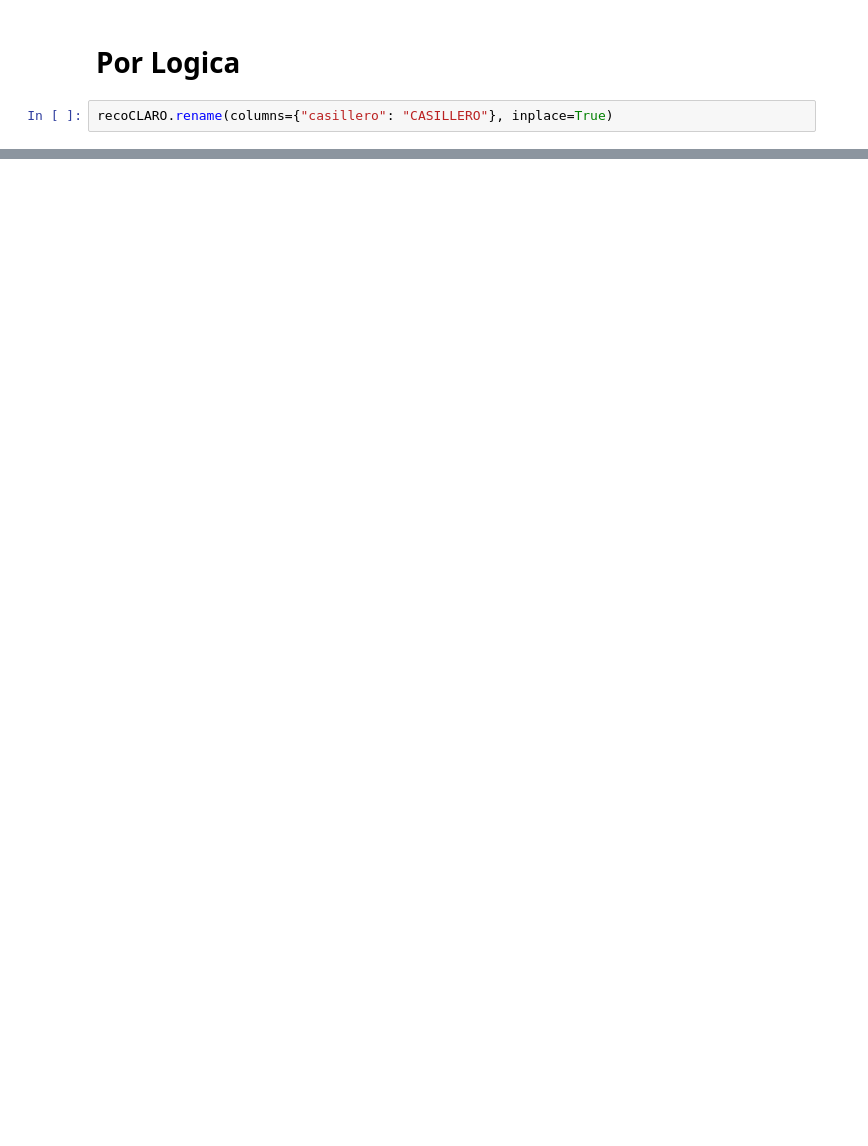
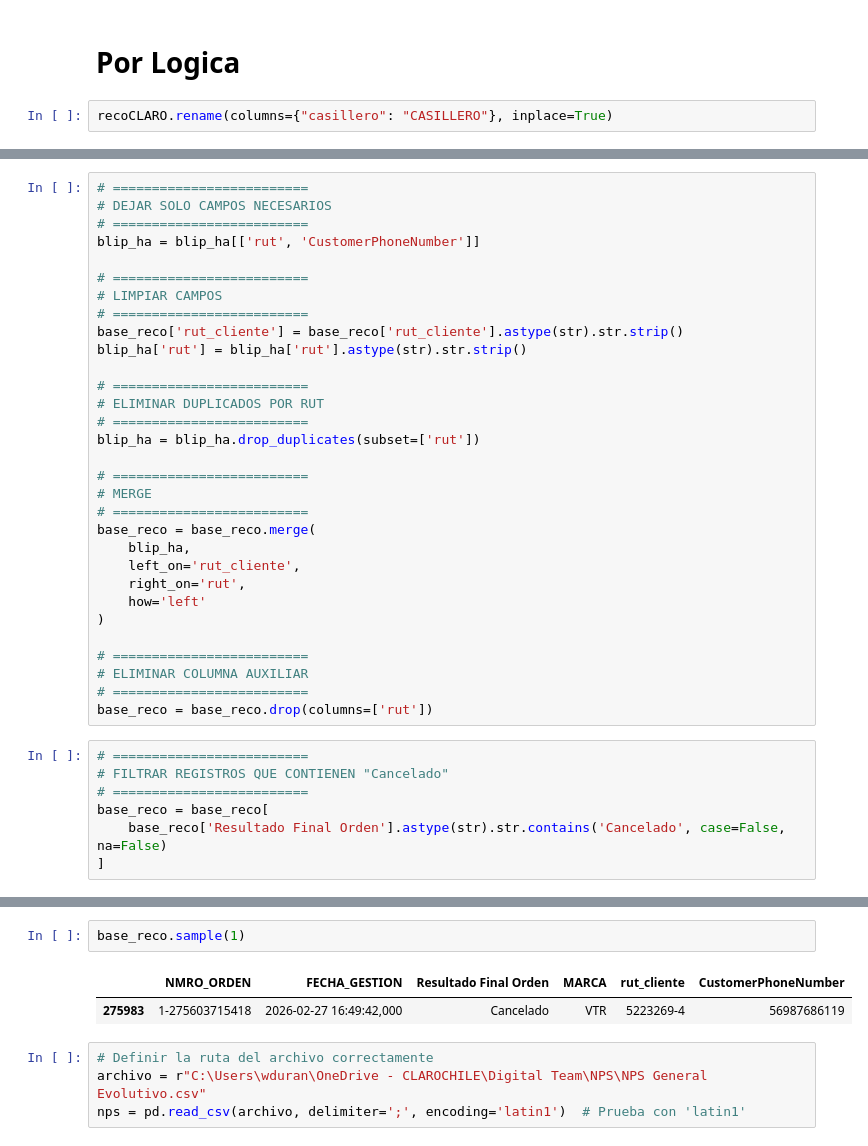
Before and after one commit to WDuran24/Python-Learning, a Jupyter notebook: parche triage.ipynb, the cells around one changed output, grey strips where cells are left out. Saved outputs shown, nothing was run; the diff lists cells and outputs as text; blank space fills up the shorter version.

```diff
--- a/parche triage.ipynb
+++ b/parche triage.ipynb
@@ -1611,0 +1283,38 @@ See the caveats in the documentation: https://pandas.pydata.org/pandas-docs/stab
+# %%
+# =========================
+# DEJAR SOLO CAMPOS NECESARIOS
+# =========================
+blip_ha = blip_ha[['rut', 'CustomerPhoneNumber']]
+
+# =========================
+# LIMPIAR CAMPOS
+# =========================
+base_reco['rut_cliente'] = base_reco['rut_cliente'].astype(str).str.strip()
+blip_ha['rut'] = blip_ha['rut'].astype(str).str.strip()
+
+# =========================
+# ELIMINAR DUPLICADOS POR RUT
+# =========================
+blip_ha = blip_ha.drop_duplicates(subset=['rut'])
+
+# =========================
+# MERGE
+# =========================
+base_reco = base_reco.merge(
+    blip_ha,
+    left_on='rut_cliente',
+    right_on='rut',
+    how='left'
+)
+
+# =========================
+# ELIMINAR COLUMNA AUXILIAR
+# =========================
+base_reco = base_reco.drop(columns=['rut'])
+# %%
+# =========================
+# FILTRAR REGISTROS QUE CONTIENEN "Cancelado"
+# =========================
+base_reco = base_reco[
+    base_reco['Resultado Final Orden'].astype(str).str.contains('Cancelado', case=False, na=False)
+]
@@ -1611,0 +1332,9 @@ See the caveats in the documentation: https://pandas.pydata.org/pandas-docs/stab
+# %%
+base_reco.sample(1)
+# %% [output]
+|  | NMRO_ORDEN | FECHA_GESTION | Resultado Final Orden | MARCA | rut_cliente | CustomerPhoneNumber |
+| 275983 | 1-275603715418 | 2026-02-27 16:49:42,000 | Cancelado | VTR | 5223269-4 | 56987686119 |
+# %%
+# Definir la ruta del archivo correctamente
+archivo = r"C:\Users\wduran\OneDrive - CLAROCHILE\Digital Team\NPS\NPS General Evolutivo.csv"
+nps = pd.read_csv(archivo, delimiter=';', encoding='latin1')  # Prueba con 'latin1'
```
Also changed, not shown: parts of 53 cells of this notebook.
